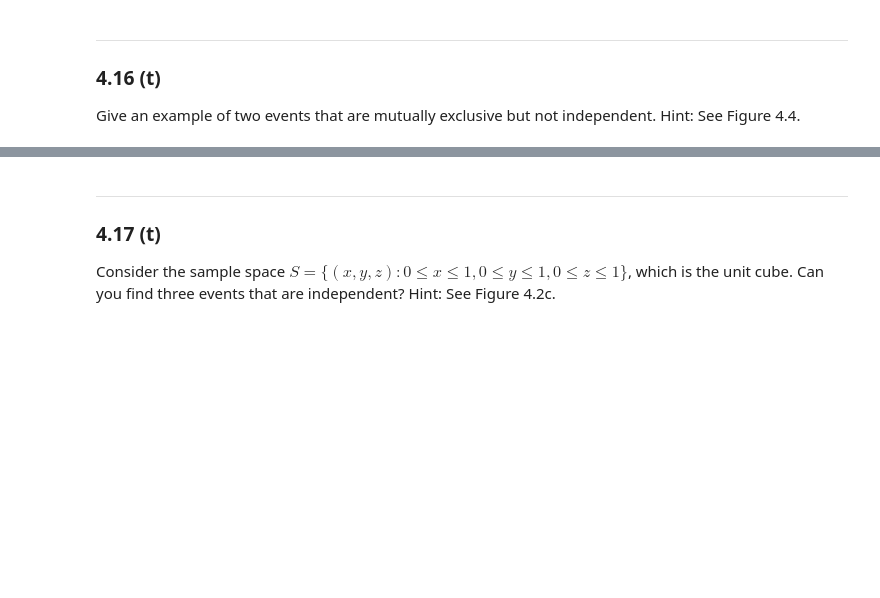
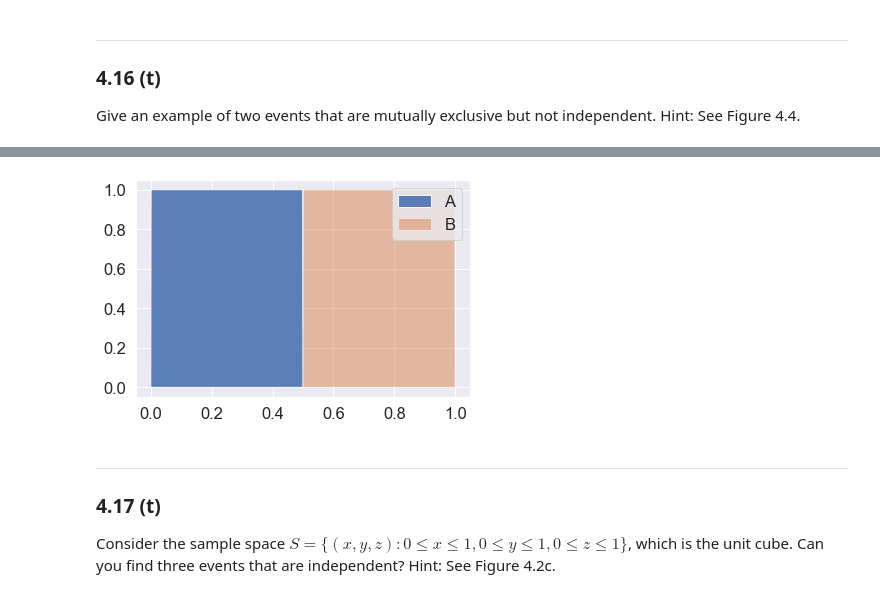
Before and after one commit to VictorCannestro/Intuitive_Probability_and_Random_Processes, a Jupyter notebook: CH4_Conditional_Probability.ipynb, the cells around one changed output, grey strips where cells are left out. Drawn from its saved outputs; the diff is of its cells as text; code cells hidden in the pictures; blank space fills up the shorter version.

```diff
--- a/CH4_Conditional_Probability.ipynb
+++ b/CH4_Conditional_Probability.ipynb
@@ -475,3 +654,19 @@ Give an example of two events that are mutually exclusive but not independent. H
+# %%
+# Define set A
+x = np.arange(0, 1.001, 0.001)
+fa = np.where(x < 0.5, 1, 0)
+fa[0] = 0
+
+# Define set B
+fb = np.where(x >= 0.5, 1, 0)
+fb[len(x)//2], fb[-1] = 0, 0 # set the boundary element to 0 so the fill plot is correct
+
+plt.fill(x, fa, alpha=0.9, label='A')
+plt.fill(x, fb, alpha=0.5, label='B')
+plt.legend()
+plt.show()
+# %% [output]
+[figure, added]
 # %% [markdown]
 ***
 ### 4.17 (t)
```
Also changed, not shown: parts of 24 cells of this notebook, 1 other file.
